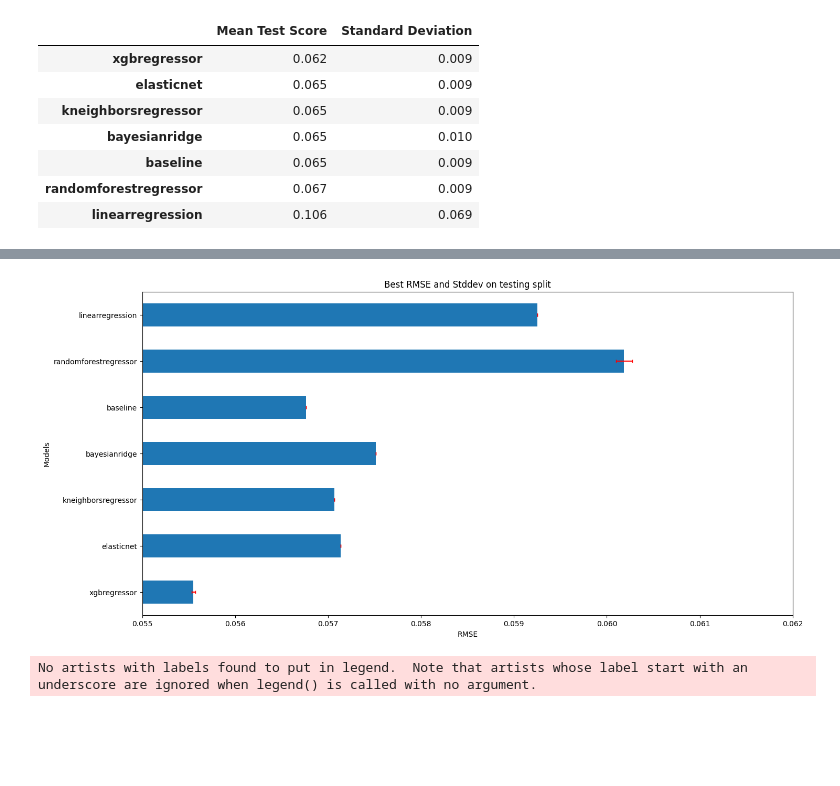
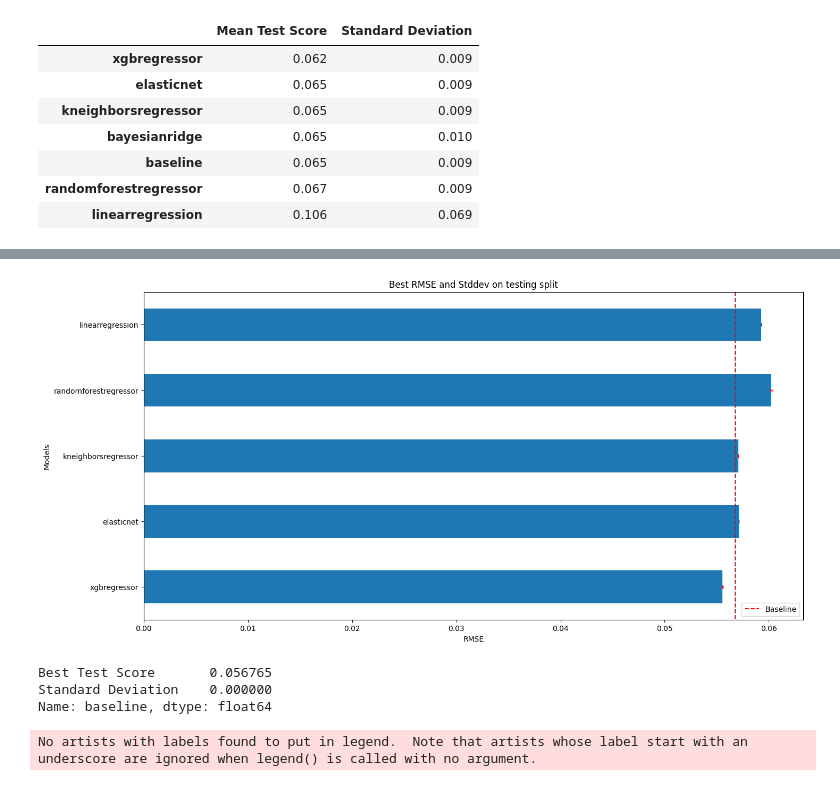
Before and after one commit to QuantBears/data-analysis, a Jupyter notebook: src/pipelines/regression/test_impute.ipynb, the cells around one changed output, grey strips where cells are left out. Drawn from its saved outputs; the diff is of its cells as text; code cells hidden in the pictures; blank space fills up the shorter version.

Commit message:
edit graphs

```diff
--- a/src/pipelines/regression/test_impute.ipynb
+++ b/src/pipelines/regression/test_impute.ipynb
@@ -35,7 +35,7 @@ Train shapes: ((26571, 380), (26571,))
 Val shapes: ((7778, 380), (7778,))
 Test shapes: ((11263, 380), (11263,))
 # %%
-results_dir = "../../../results/"
+results_dir = "../../../results/grid_results/"
 
 with open(results_dir + "grid_search_cv_results_moving_window.json", "r") as cv_json:
 	cv_results = json.load(cv_json)
@@ -491,7 +491,7 @@ xgb_results_df
 | 2023-11-13 | 0.059897 | 0.058664 | 0.164303 | -0.041238 | ... |
 | 2023-11-14 | 0.061200 | 0.080662 | 0.164992 | -0.623876 | ... |
 # %%
-xgb_test_random_states_df = pd.read_csv("xgb_random_state_results.csv").set_index("Unnamed: 0")
+xgb_test_random_states_df = pd.read_csv(results_dir + "../xgb_random_state_tests/xgb_random_state_results.csv").set_index("Unnamed: 0")
 # %%
 xgb_test_mean_std_df = calc_mean_std_random_states(xgb_test_random_states_df.T)
 # %%
@@ -588,6 +588,9 @@ mean_std_df.style.background_gradient(cmap='Blues').format(precision = 3)
 | baseline | 0.065 | 0.009 |
 | randomforestregressor | 0.067 | 0.009 |
 | linearregression | 0.106 | 0.069 |
+# %%
+baseline_mean_std_df = plot_mean_std_df.loc["baseline"]
+plot_mean_std_df = plot_mean_std_df.drop(["bayesianridge", "baseline"], axis = 0)
 # %%
 mean_std_df.style.background_gradient(cmap='Blues').format(precision = 3).to_html("msdf.html")
 # %%
@@ -616,19 +619,27 @@ linearregression & 0.106 & 0.069 \\
 # %%
 import matplotlib.pyplot as plt
 
 plt.figure(figsize=(16, 8))
-plot_mean_std_df["Best Test Score"].plot(kind = "barh")
+plot_mean_std_df.rename({"Best Test Score": "_Best Test Score"}, axis = 1)["_Best Test Score"].plot(kind = "barh", legend = False)
 # plt.barh(, width =2)
 plt.errorbar(plot_mean_std_df["Best Test Score"], [i for i in range(plot_mean_std_df.shape[0])], xerr = plot_mean_std_df["Standard Deviation"], linestyle="None", capsize=2, c = "red")
 plt.yticks(ticks = [i for i in range(plot_mean_std_df.shape[0])], labels = plot_mean_std_df.index.values)
 plt.title("Best RMSE and Stddev on testing split")
 plt.xlabel("RMSE")
 plt.ylabel("Models")
-plt.xlim((0.055, 0.062))
+plt.vlines(baseline_mean_std_df["Best Test Score"], ymin=-5, ymax=5, linestyles="dashed", colors="red", label = "Baseline")
+# plt.xlim((0.055, 0.062))
 # plt.subplots_adjust(left = -5)
+plt.legend()
 plt.savefig("rmse_mean_stddev.png", dpi = 300)
 # %% [output]
-[figure, old version]
+[figure, new version]
+# %%
+baseline_mean_std_df
+# %% [output]
+Best Test Score       0.056765
+Standard Deviation    0.000000
+Name: baseline, dtype: float64
 # %%
 from sklearn.inspection import permutation_importance
 
```
Also changed, not shown: 7 other files.
